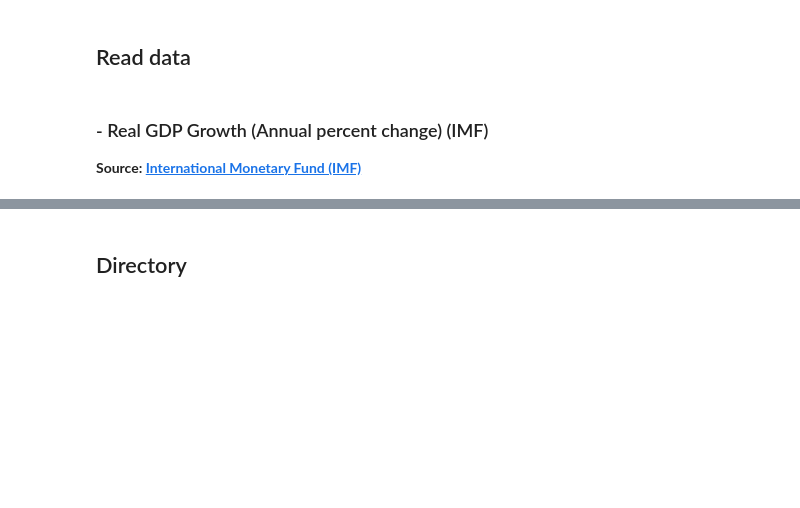
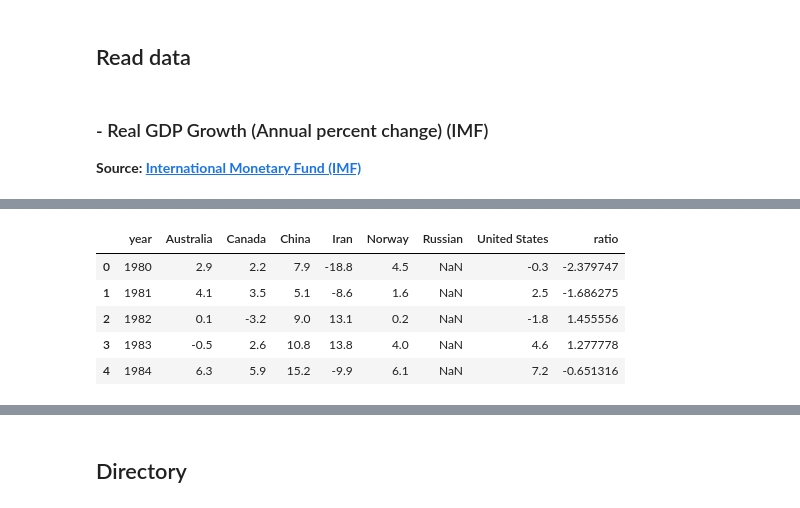
Before and after one commit to saeed-saffari/python-for-econ-spring-2022, a Jupyter notebook: Planning Economics/4. Pandas 01.ipynb, the cells around one changed output, grey strips where cells are left out. Drawn from its saved outputs; the diff is of its cells as text; code cells hidden in the pictures; blank space fills up the shorter version.

```diff
--- a/Planning Economics/4. Pandas 01.ipynb
+++ b/Planning Economics/4. Pandas 01.ipynb
@@ -37,0 +440,9 @@
+# %%
+growth.head()
+# %% [output]
+|  | year | Australia | Canada | China | Iran | Norway | Russian | United States | ratio |
+| 0 | 1980 | 2.9 | 2.2 | 7.9 | -18.8 | 4.5 | NaN | -0.3 | -2.379747 |
+| 1 | 1981 | 4.1 | 3.5 | 5.1 | -8.6 | 1.6 | NaN | 2.5 | -1.686275 |
+| 2 | 1982 | 0.1 | -3.2 | 9.0 | 13.1 | 0.2 | NaN | -1.8 | 1.455556 |
+| 3 | 1983 | -0.5 | 2.6 | 10.8 | 13.8 | 4.0 | NaN | 4.6 | 1.277778 |
+| 4 | 1984 | 6.3 | 5.9 | 15.2 | -9.9 | 6.1 | NaN | 7.2 | -0.651316 |
```
Also changed, not shown: parts of 66 cells of this notebook.
